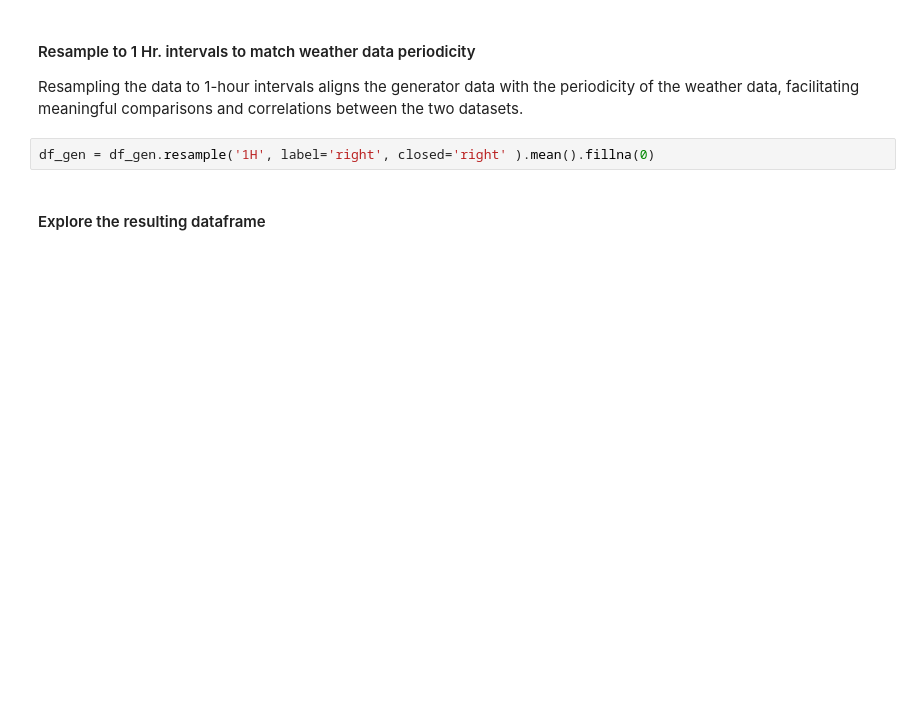
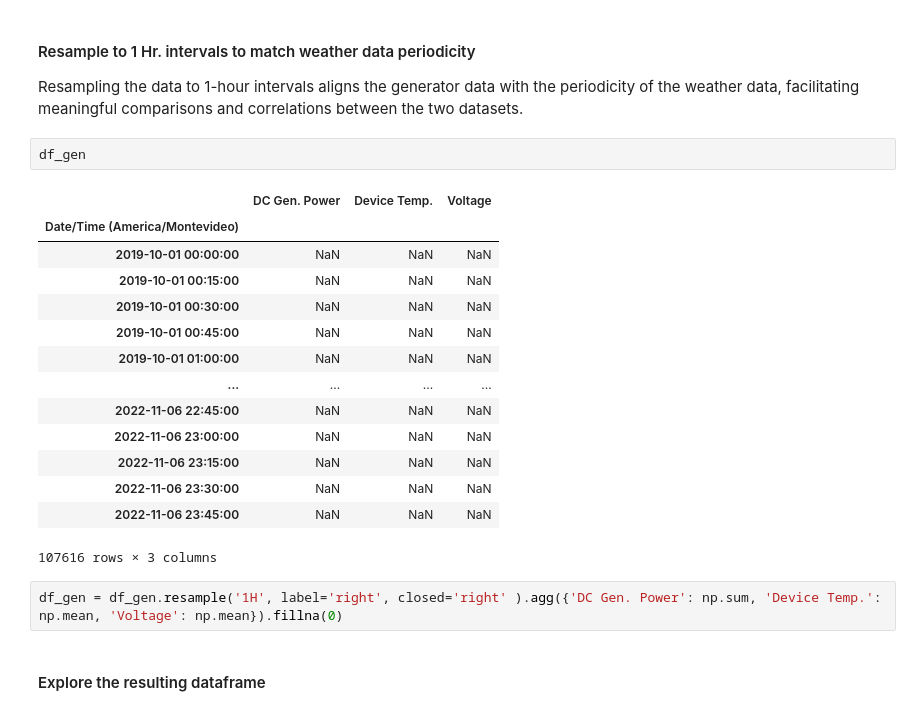
Before and after one commit to Renovus-Tech/solarec-python, a Jupyter notebook: app/ml/notebooks/1 - Data Preprocessing.ipynb, the cells around one changed output. Saved outputs shown, nothing was run; the diff lists cells and outputs as text; blank space fills up the shorter version.

```diff
--- a/app/ml/notebooks/1 - Data Preprocessing.ipynb
+++ b/app/ml/notebooks/1 - Data Preprocessing.ipynb
@@ -117,8 +118,25 @@ df_gen = df_gen[[TARGET_COLUMN, 'Device Temp.', 'Voltage']]
 # %% [markdown]
 #### Resample to 1 Hr. intervals to match weather data periodicity
 Resampling the data to 1-hour intervals aligns the generator data with the periodicity of the weather data, facilitating meaningful comparisons and correlations between the two datasets.
+# %%
+df_gen
+# %% [output]
+|  | DC Gen. Power | Device Temp. | Voltage |
+| Date/Time (America/Montevideo) |  |  |  |
+| 2019-10-01 00:00:00 | NaN | NaN | NaN |
+| 2019-10-01 00:15:00 | NaN | NaN | NaN |
+| 2019-10-01 00:30:00 | NaN | NaN | NaN |
+| 2019-10-01 00:45:00 | NaN | NaN | NaN |
+| 2019-10-01 01:00:00 | NaN | NaN | NaN |
+| ... | ... | ... | ... |
+| 2022-11-06 22:45:00 | NaN | NaN | NaN |
+| 2022-11-06 23:00:00 | NaN | NaN | NaN |
+| 2022-11-06 23:15:00 | NaN | NaN | NaN |
+| 2022-11-06 23:30:00 | NaN | NaN | NaN |
+| 2022-11-06 23:45:00 | NaN | NaN | NaN |
+107616 rows × 3 columns
 # %%
-df_gen = df_gen.resample('1H', label='right', closed='right' ).mean().fillna(0)
+df_gen = df_gen.resample('1H', label='right', closed='right' ).agg({'DC Gen. Power': np.sum, 'Device Temp.': np.mean, 'Voltage': np.mean}).fillna(0)
 # %% [markdown]
 #### Explore the resulting dataframe
 # %%
```
Also changed, not shown: parts of 5 cells of this notebook.
